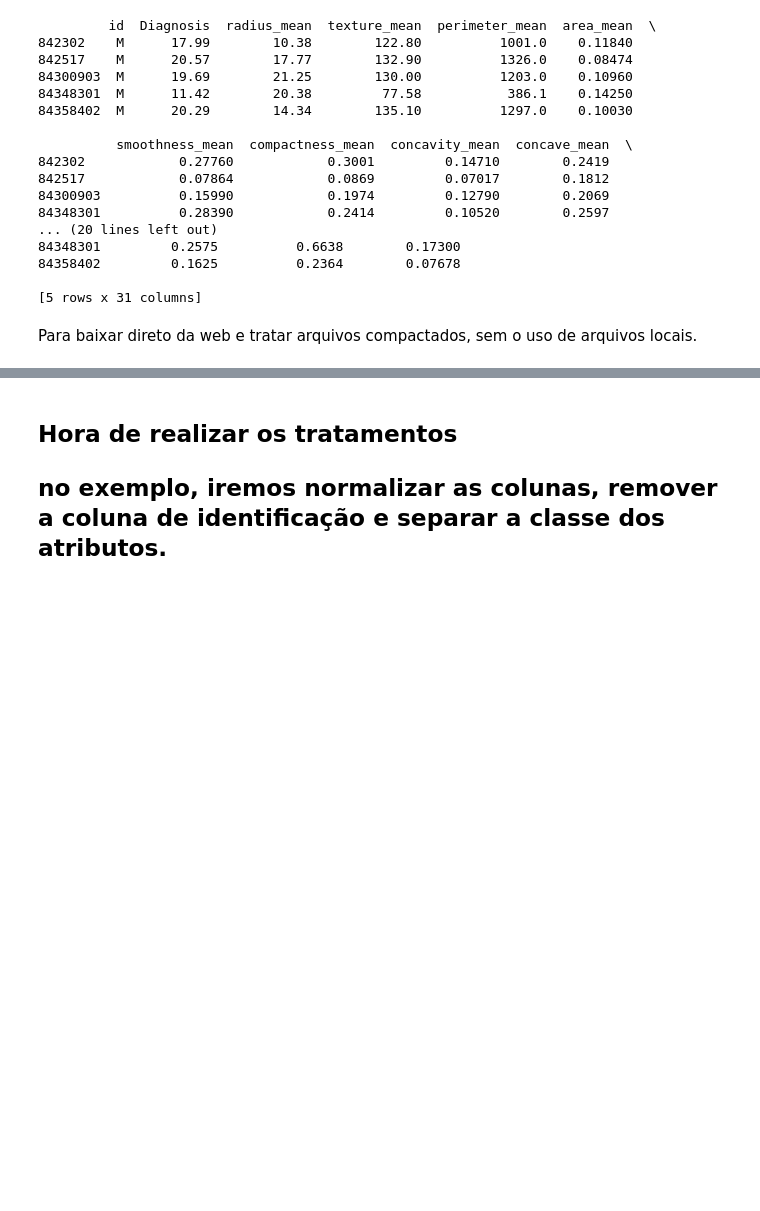
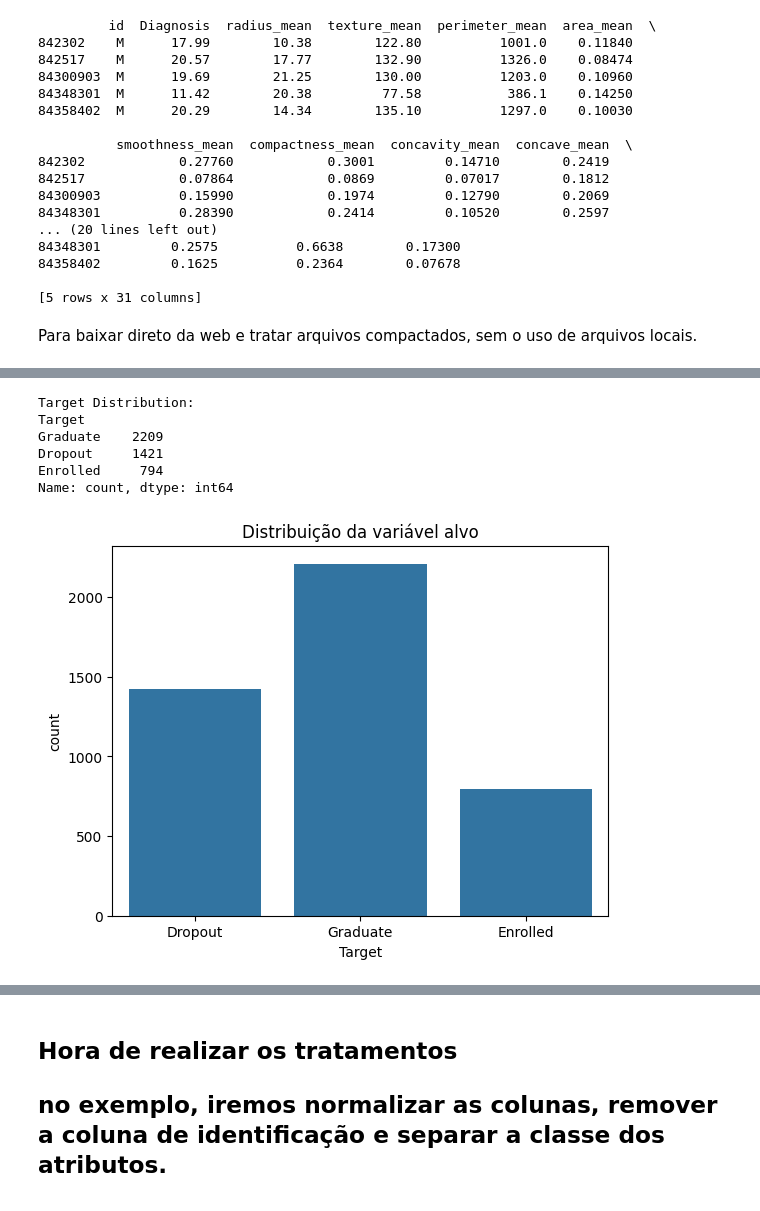
Before and after one commit to Lucasmsorretino/TrabArqDados, a Jupyter notebook: trab2.ipynb, the cells around one changed output, grey strips where cells are left out. Drawn from its saved outputs; the diff is of its cells as text; code cells hidden in the pictures; blank space fills up the shorter version.

```diff
--- a/trab2.ipynb
+++ b/trab2.ipynb
@@ -128,0 +162,19 @@ Name: count, dtype: int64
+# %%
+# 2. Distribuição do target
+print("\nTarget Distribution:")
+print(y['Target'].value_counts())
+
+import matplotlib.pyplot as plt
+import seaborn as sns
+
+sns.countplot(x='Target', data=y)
+plt.title('Distribuição da variável alvo')
+plt.show()
+# %% [output]
+Target Distribution:
+Target
+Graduate    2209
+Dropout     1421
+Enrolled     794
+Name: count, dtype: int64
+[figure, added]
```
Also changed, not shown: parts of 27 cells of this notebook, 2 other files.
